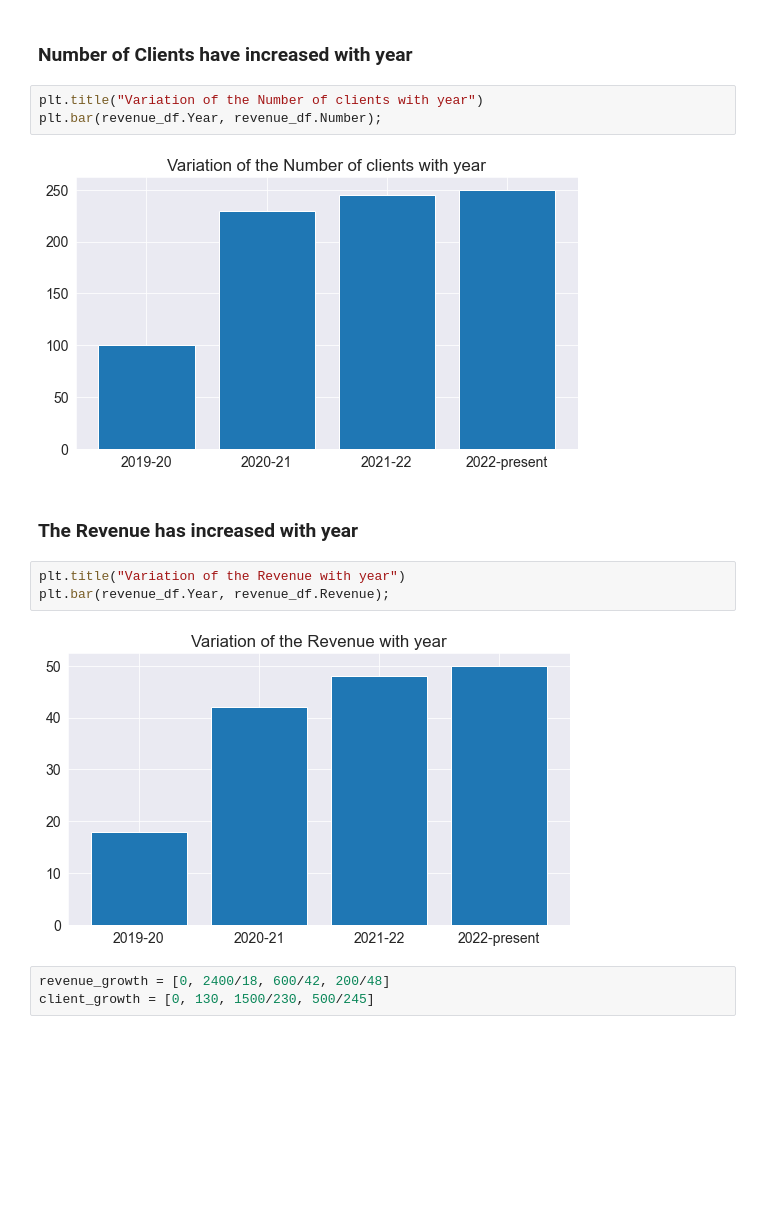
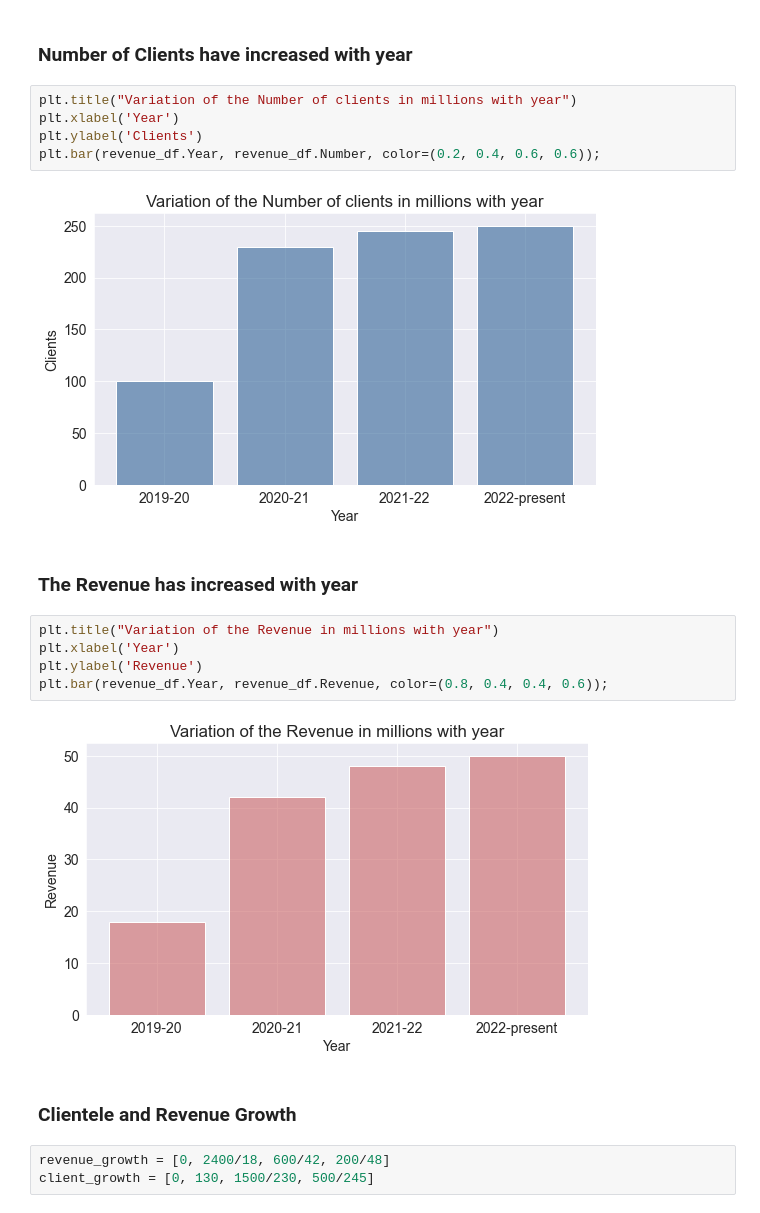
Before and after one commit to SayanD95/Consult_Cases, a Jupyter notebook: Case1.ipynb, the cells around one changed output. Cells and saved outputs as stored; diff of their text form; blank space fills up the shorter version.

Commit message:
commit till growth

```diff
--- a/Case1.ipynb
+++ b/Case1.ipynb
@@ -25,17 +25,23 @@ matplotlib.rcParams['figure.facecolor'] = '#00000000'
 # %% [markdown]
 ### Number of Clients have increased with year
 # %%
-plt.title("Variation of the Number of clients with year")
-plt.bar(revenue_df.Year, revenue_df.Number);
+plt.title("Variation of the Number of clients in millions with year")
+plt.xlabel('Year')
+plt.ylabel('Clients')
+plt.bar(revenue_df.Year, revenue_df.Number, color=(0.2, 0.4, 0.6, 0.6));
 # %% [output]
-[figure, old version]
+[figure, new version]
 # %% [markdown]
 ### The Revenue has increased with year
 # %%
-plt.title("Variation of the Revenue with year")
-plt.bar(revenue_df.Year, revenue_df.Revenue);
+plt.title("Variation of the Revenue in millions with year")
+plt.xlabel('Year')
+plt.ylabel('Revenue')
+plt.bar(revenue_df.Year, revenue_df.Revenue, color=(0.8, 0.4, 0.4, 0.6));
 # %% [output]
-[figure, old version]
+[figure, new version]
+# %% [markdown]
+### Clientele and Revenue Growth
 # %%
 revenue_growth = [0, 2400/18, 600/42, 200/48]
 client_growth = [0, 130, 1500/230, 500/245]
```
Also changed, not shown: parts of 6 cells of this notebook.
